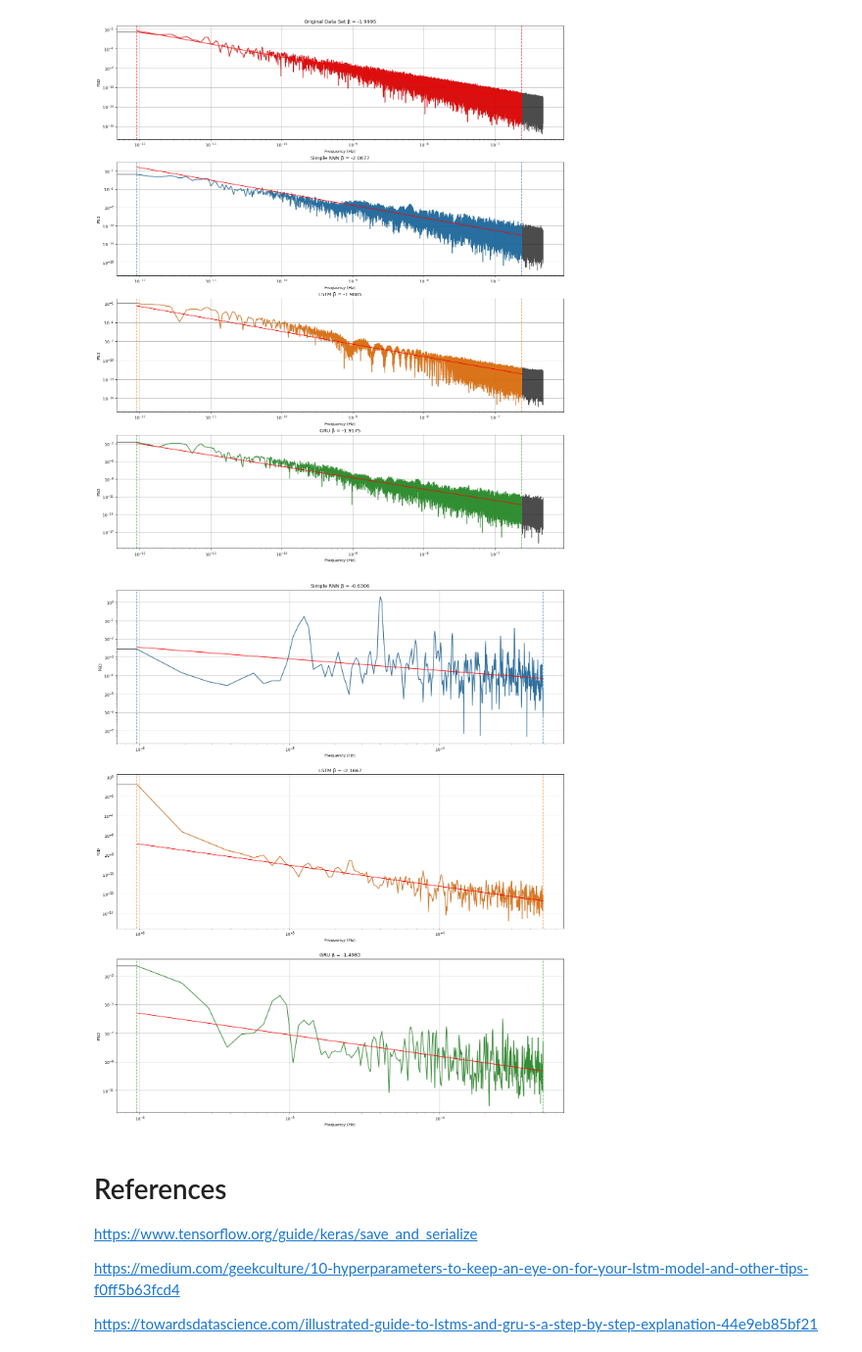
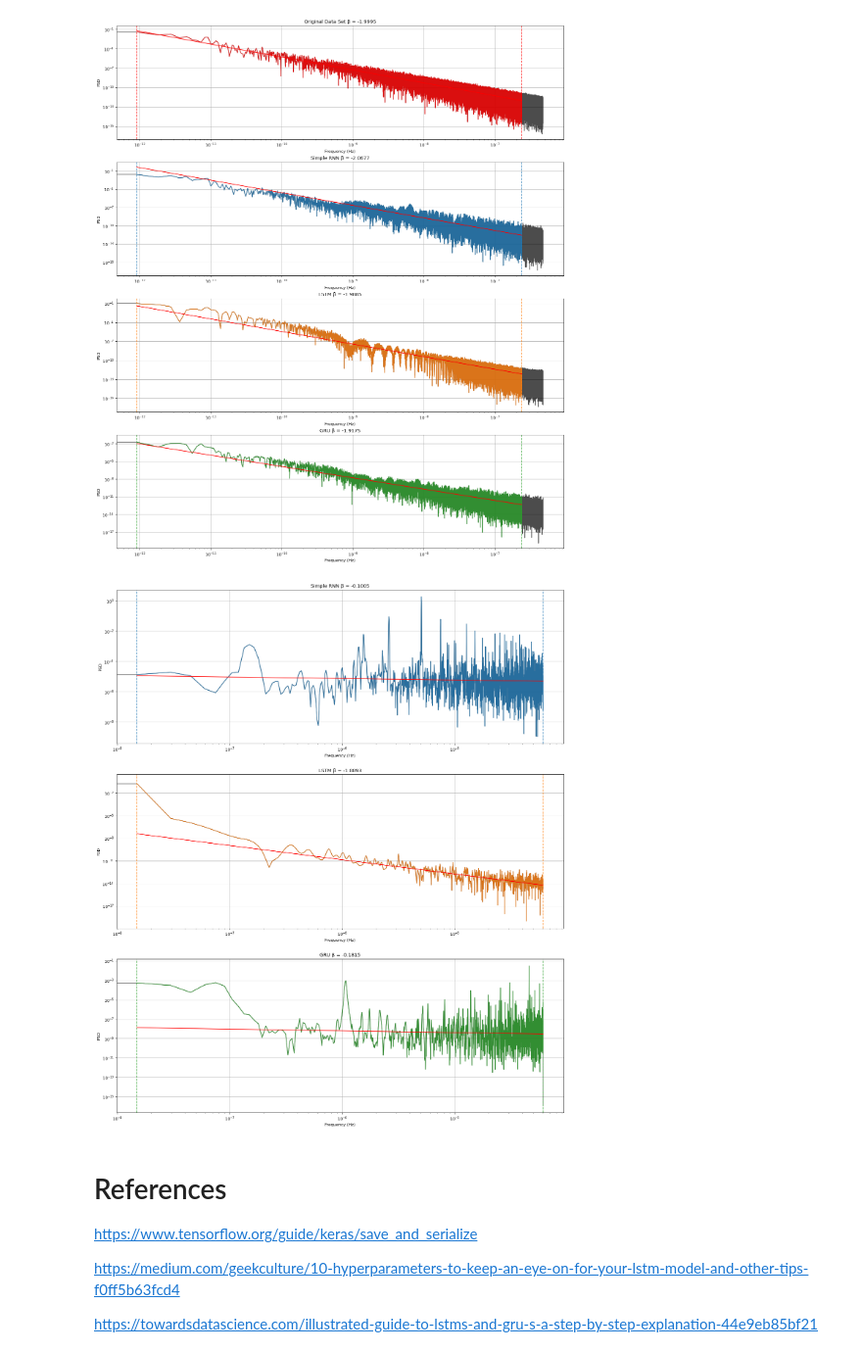
Before and after one commit to barauna-lo/Colored_Noise, a Jupyter notebook: RNN_For_1D_Colored_Noise.ipynb, the cells around one changed output. Shown at 98% size. Saved outputs shown, nothing was run; the diff lists cells and outputs as text; code cells hidden in the pictures.

```diff
--- a/RNN_For_1D_Colored_Noise.ipynb
+++ b/RNN_For_1D_Colored_Noise.ipynb
@@ -419,7 +421,4 @@ dat = dataset[-(look_back+1):,:]
 i = 0
 predict = []
 for i in range(len(model)):
-    predict.append(autoGen(dat,2*look_back,model_type=model[i]))
+    predict.append(autoGen(dat,10*look_back,model_type=model[i]))
-# %%
-i=2
-plt.plot(predict[i],label=model_name[i])
@@ -602,15 +594,15 @@ plt.show()
 # %%
 plt.figure(figsize = (20,4*(len(model)+1)+8), dpi=80)
 for i in range(len(model)):
   plt.subplot(len(model),1,i+1)
-  specplus(predict[i][look_back:],  #Dataframe
+  specplus(predict[i],  #Dataframe
            1,              #Incial Value
-           2**int(np.log2(len(predict[i][look_back:])-2)), #Final Value
+           2**int(np.log2(len(predict[i])/2-2)), #Final Value
            model_name[i],   #Chat Tile
            color[i])        #Color
 plt.show()
 # %% [output]
-[figure, old version]
+[figure, new version]
 # %%
 #remove all
 #!rm *
```
Also changed, not shown: parts of 9 cells of this notebook.
